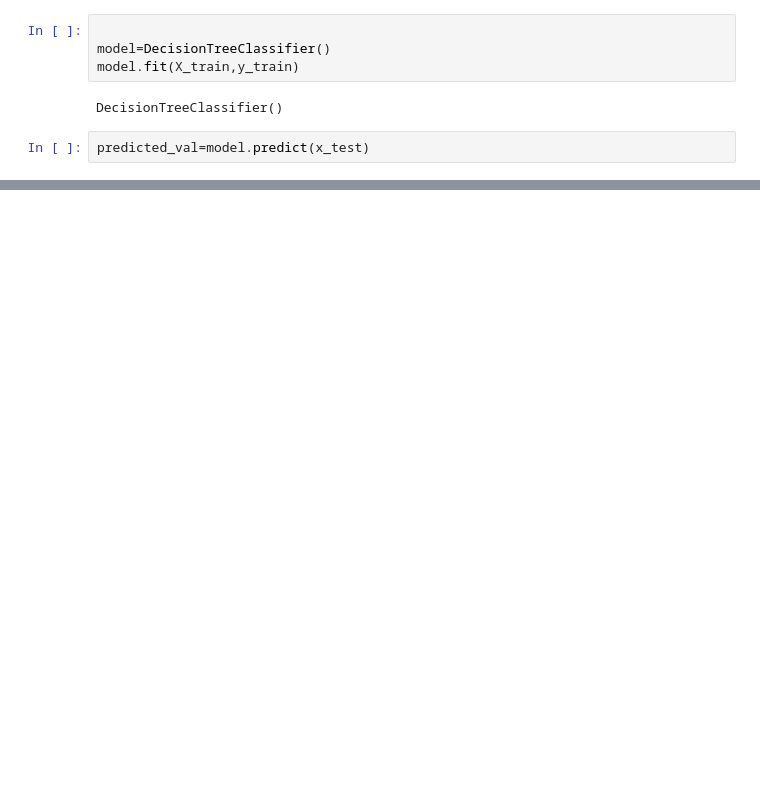
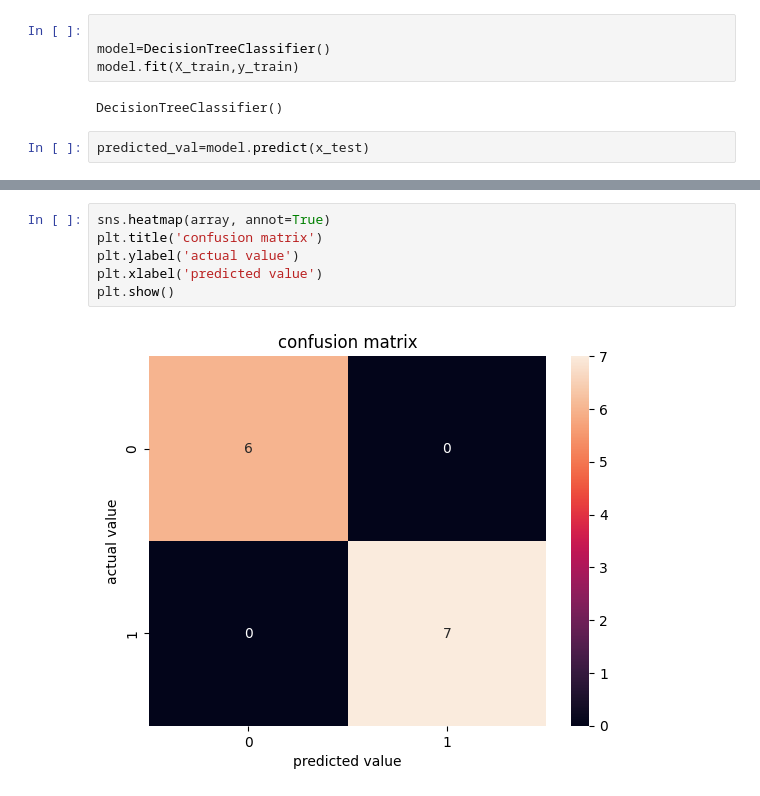
Before and after one commit to khelifaYacine/-classification-des-pr-ts-simples, a Jupyter notebook: Classification_des_prets_simple-1.ipynb, the cells around one changed output, grey strips where cells are left out. Drawn from its saved outputs; the diff is of its cells as text; blank space fills up the shorter version.

```diff
--- a/Classification_des_prets_simple-1.ipynb
+++ b/Classification_des_prets_simple-1.ipynb
@@ -279,0 +298,8 @@ array([1, 0, 1, 1, 1, 1, 0, 0, 0, 1, 1, 0, 1], dtype=int64)
+# %%
+sns.heatmap(array, annot=True)
+plt.title('confusion matrix')
+plt.ylabel('actual value')
+plt.xlabel('predicted value')
+plt.show()
+# %% [output]
+[figure, added]
```
Also changed, not shown: parts of 4 cells of this notebook.
